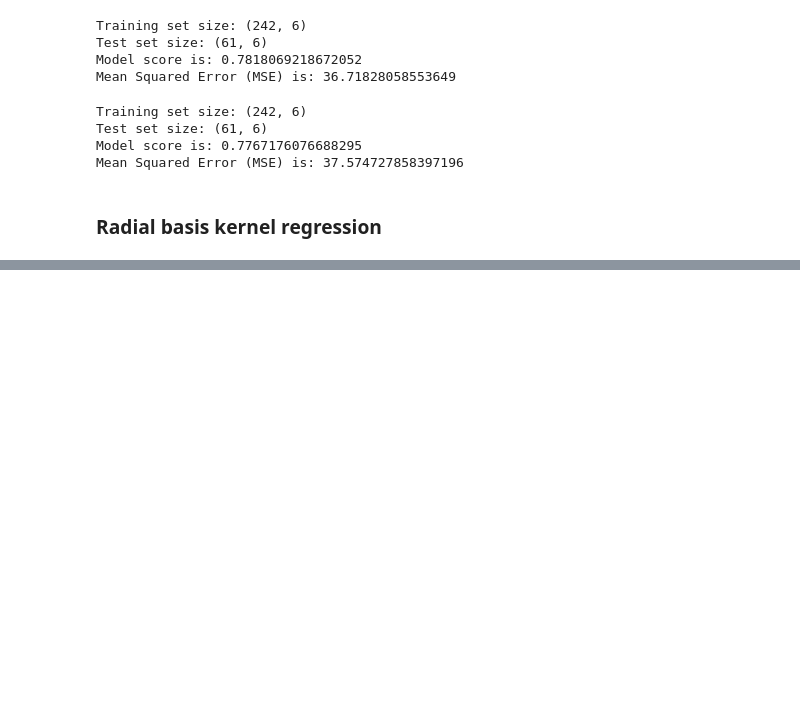
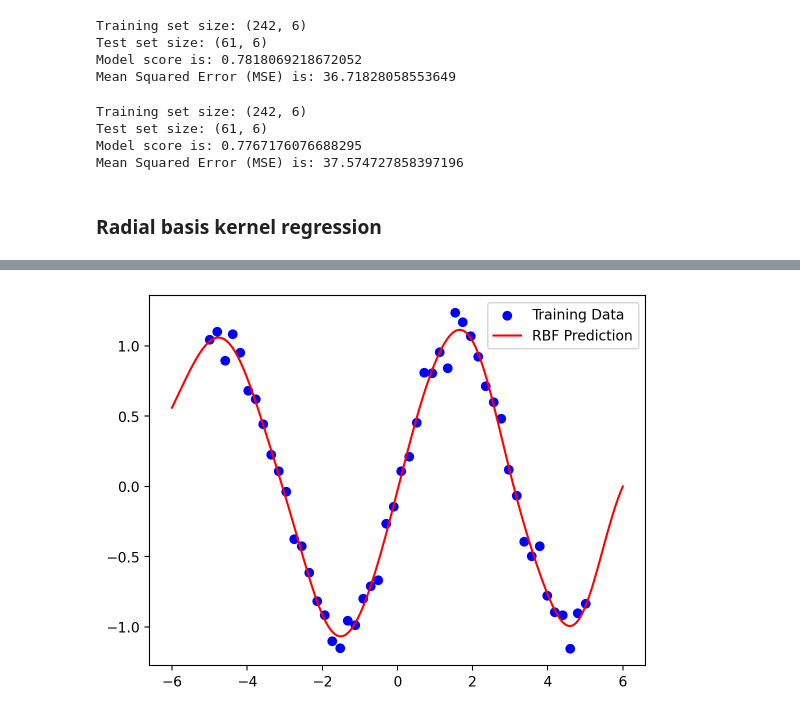
Before and after one commit to YukiTheKilla/spbu_ml_2025, a Jupyter notebook: homeworks/task 3/main.ipynb, the cells around one changed output, grey strips where cells are left out. Cells and saved outputs as stored; diff of their text form; code cells hidden in the pictures; blank space fills up the shorter version.

```diff
--- a/homeworks/task 3/main.ipynb
+++ b/homeworks/task 3/main.ipynb
@@ -637,0 +770,11 @@ Mean Squared Error (MSE) is: 121.08114363573526
+# %%
+# Fit and predict
+y_pred = rbf_kernel_regression(X, y, X_test, gamma=0.5, lam=1e-2)
+
+# Plot
+plt.scatter(X, y, color='blue', label='Training Data')
+plt.plot(X_test, y_pred, color='red', label='RBF Prediction')
+plt.legend()
+plt.show()
+# %% [output]
+[figure, added]
```
Also changed, not shown: parts of 18 cells of this notebook.
